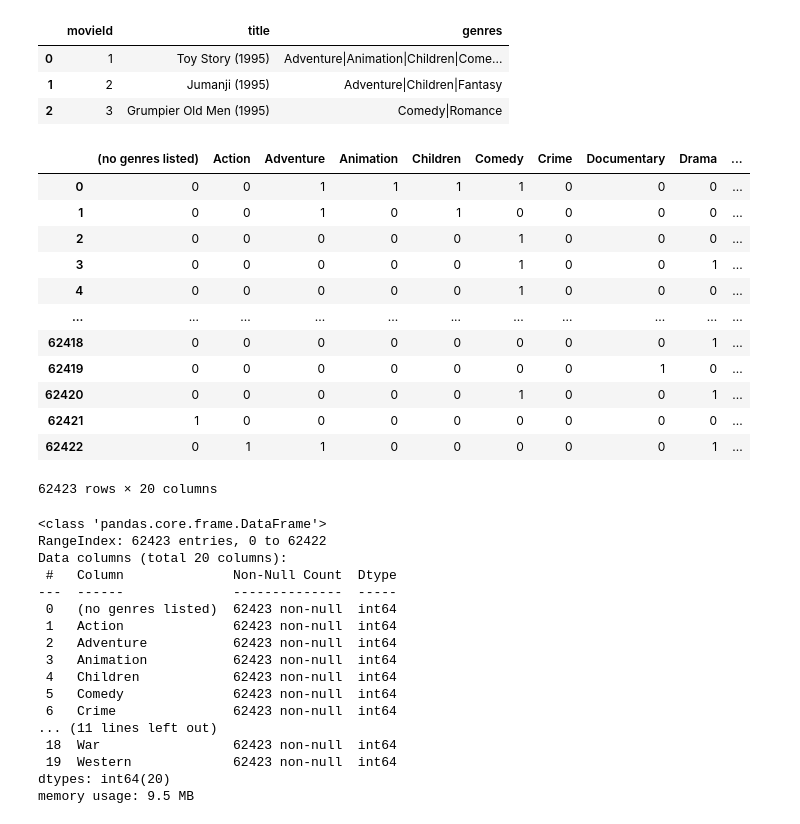
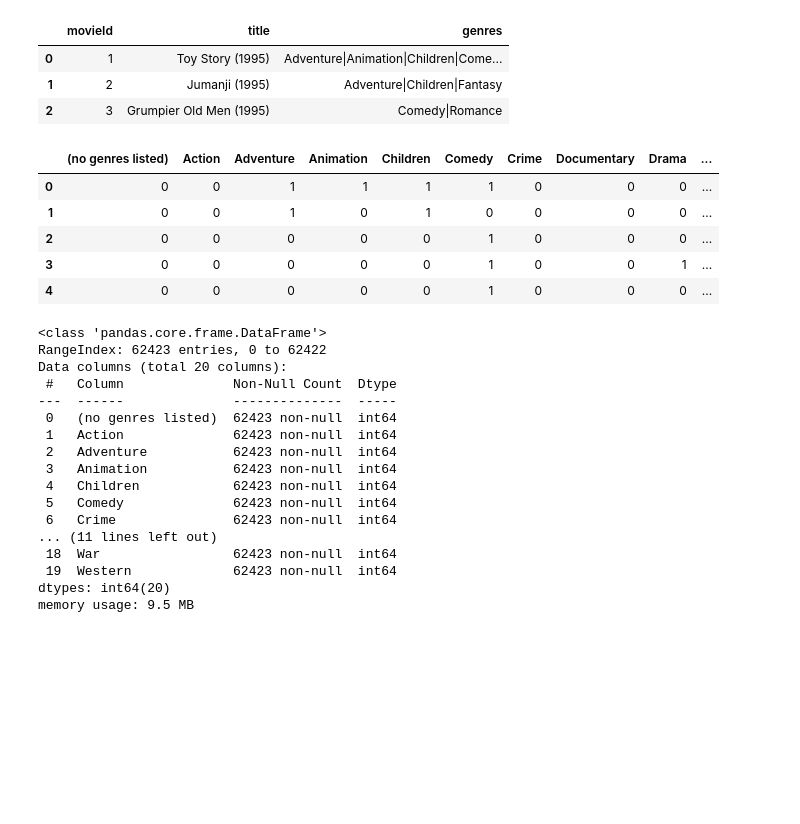
Before and after one commit to igorwc/tcc-puc-minas, a Jupyter notebook: scripts/Análise Exploratória Movies Lens.ipynb, the cells around one changed output. Cells and saved outputs as stored; diff of their text form; code cells hidden in the pictures; blank space fills up the shorter version.

```diff
--- a/scripts/Análise Exploratória Movies Lens.ipynb
+++ b/scripts/Análise Exploratória Movies Lens.ipynb
@@ -146,22 +149,14 @@ movies.head(3)
 # %%
 generos = movies.genres.str.get_dummies()
 generos_tmdbb = tmdb.genres.str.get_dummies()
+generos.head()
+# %% [output]
+|  | (no genres listed) | Action | Adventure | Animation | Children | Comedy | Crime | Documentary | Drama | ... |
+| 0 | 0 | 0 | 1 | 1 | 1 | 1 | 0 | 0 | 0 | ... |
+| 1 | 0 | 0 | 1 | 0 | 1 | 0 | 0 | 0 | 0 | ... |
+| 2 | 0 | 0 | 0 | 0 | 0 | 1 | 0 | 0 | 0 | ... |
+| 3 | 0 | 0 | 0 | 0 | 0 | 1 | 0 | 0 | 1 | ... |
+| 4 | 0 | 0 | 0 | 0 | 0 | 1 | 0 | 0 | 0 | ... |
-# %%
-generos
-# %% [output]
-|  | (no genres listed) | Action | Adventure | Animation | Children | Comedy | Crime | Documentary | Drama | ... |
-| 0 | 0 | 0 | 1 | 1 | 1 | 1 | 0 | 0 | 0 | ... |
-| 1 | 0 | 0 | 1 | 0 | 1 | 0 | 0 | 0 | 0 | ... |
-| 2 | 0 | 0 | 0 | 0 | 0 | 1 | 0 | 0 | 0 | ... |
-| 3 | 0 | 0 | 0 | 0 | 0 | 1 | 0 | 0 | 1 | ... |
-| 4 | 0 | 0 | 0 | 0 | 0 | 1 | 0 | 0 | 0 | ... |
-| ... | ... | ... | ... | ... | ... | ... | ... | ... | ... | ... |
-| 62418 | 0 | 0 | 0 | 0 | 0 | 0 | 0 | 0 | 1 | ... |
-| 62419 | 0 | 0 | 0 | 0 | 0 | 0 | 0 | 1 | 0 | ... |
-| 62420 | 0 | 0 | 0 | 0 | 0 | 1 | 0 | 0 | 1 | ... |
-| 62421 | 1 | 0 | 0 | 0 | 0 | 0 | 0 | 0 | 0 | ... |
-| 62422 | 0 | 1 | 1 | 0 | 0 | 0 | 0 | 0 | 1 | ... |
-62423 rows × 20 columns
 # %%
 generos.info()
 # %% [output]
```
Also changed, not shown: parts of 9 cells of this notebook, 13 other files.
